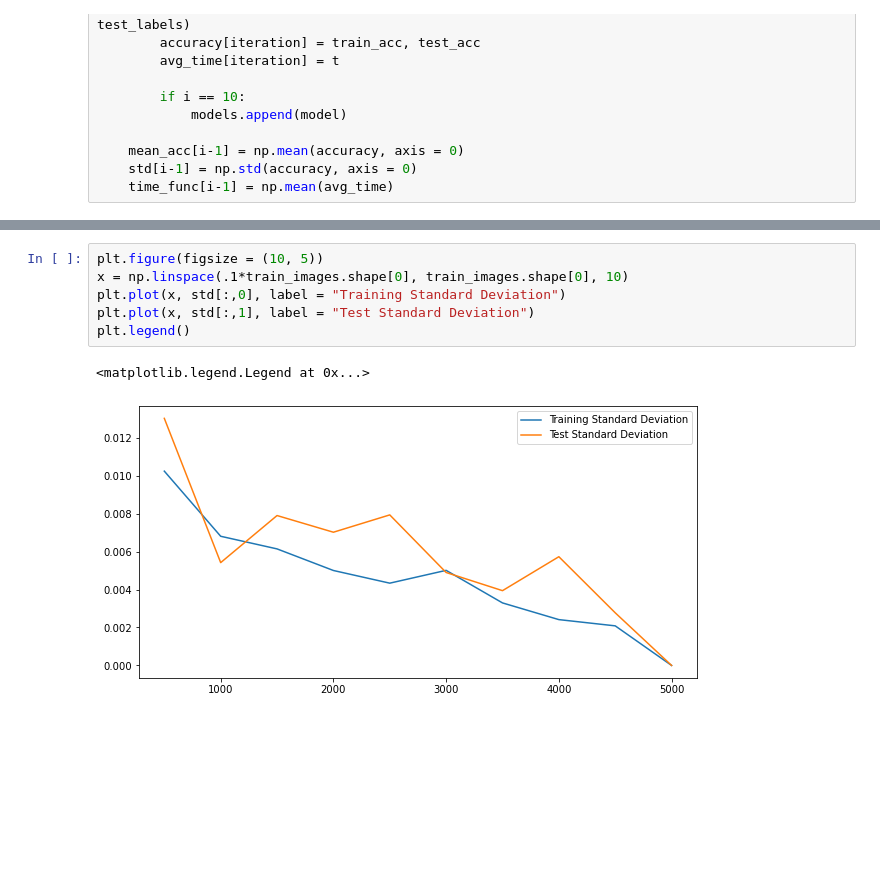
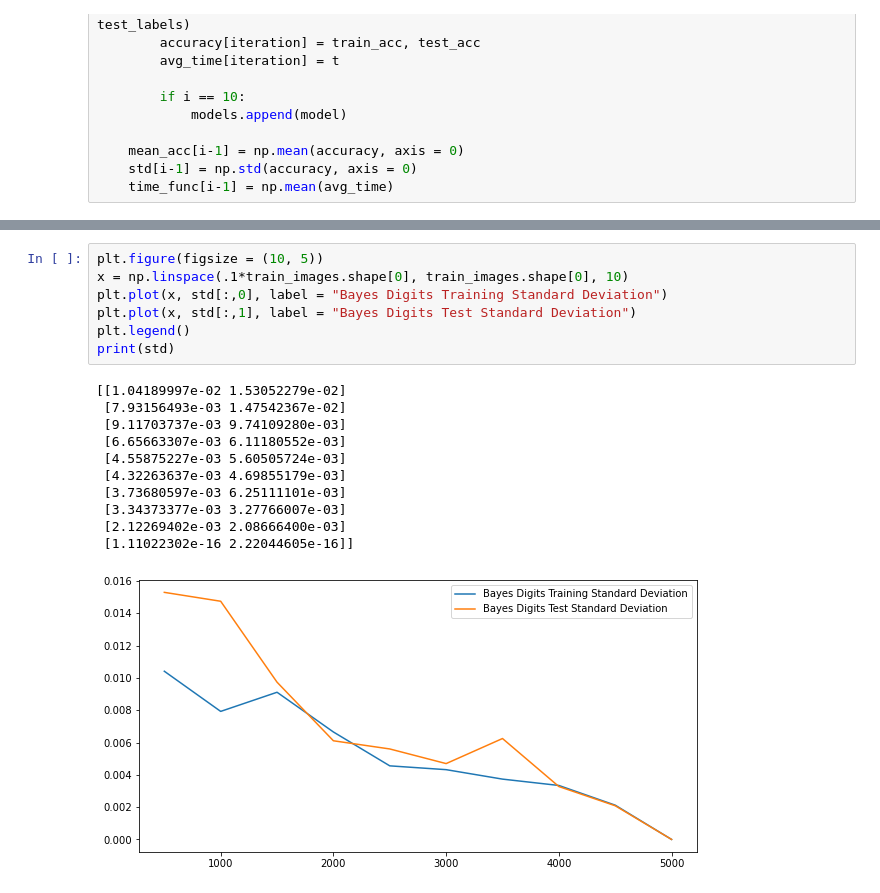
Before and after one commit to DuncanJWood/AI_face_and_digit_classification, a Jupyter notebook: NBC_Digits.ipynb, the cells around one changed output, grey strips where cells are left out. Saved outputs shown, nothing was run; the diff lists cells and outputs as text; blank space fills up the shorter version.

Commit message:
Minor changes for graph outputs

```diff
--- a/NBC_Digits.ipynb
+++ b/NBC_Digits.ipynb
@@ -187,12 +198,22 @@ plt.legend()
 # %%
 plt.figure(figsize = (10, 5))
 x = np.linspace(.1*train_images.shape[0], train_images.shape[0], 10)
-plt.plot(x, std[:,0], label = "Training Standard Deviation")
-plt.plot(x, std[:,1], label = "Test Standard Deviation")
+plt.plot(x, std[:,0], label = "Bayes Digits Training Standard Deviation")
+plt.plot(x, std[:,1], label = "Bayes Digits Test Standard Deviation")
 plt.legend()
+print(std)
 # %% [output]
-<matplotlib.legend.Legend at 0x...>
+[[1.04189997e-02 1.53052279e-02]
+ [7.93156493e-03 1.47542367e-02]
+ [9.11703737e-03 9.74109280e-03]
+ [6.65663307e-03 6.11180552e-03]
+ [4.55875227e-03 5.60505724e-03]
+ [4.32263637e-03 4.69855179e-03]
+ [3.73680597e-03 6.25111101e-03]
+ [3.34373377e-03 3.27766007e-03]
+ [2.12269402e-03 2.08666400e-03]
+ [1.11022302e-16 2.22044605e-16]]
-[figure, old version]
+[figure, new version]
 # %%
 plt.figure(figsize = (10, 5))
 x = np.linspace(.1*train_images.shape[0], train_images.shape[0], 10)
```
Also changed, not shown: parts of 3 cells of this notebook, 13 other files.
